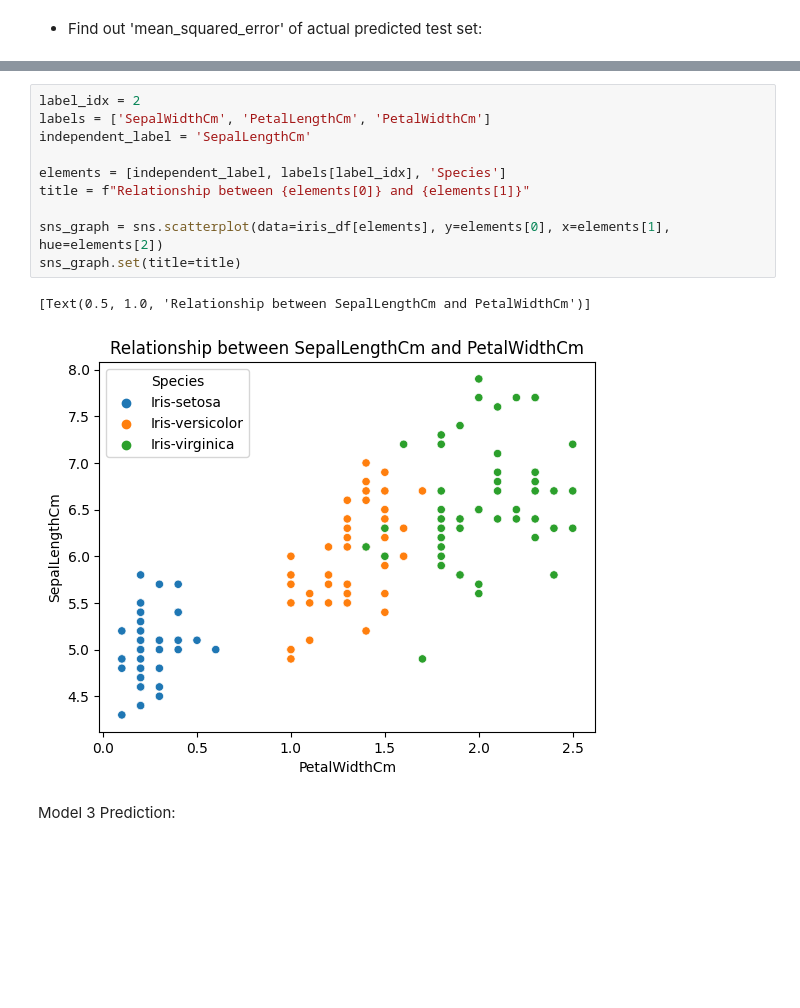
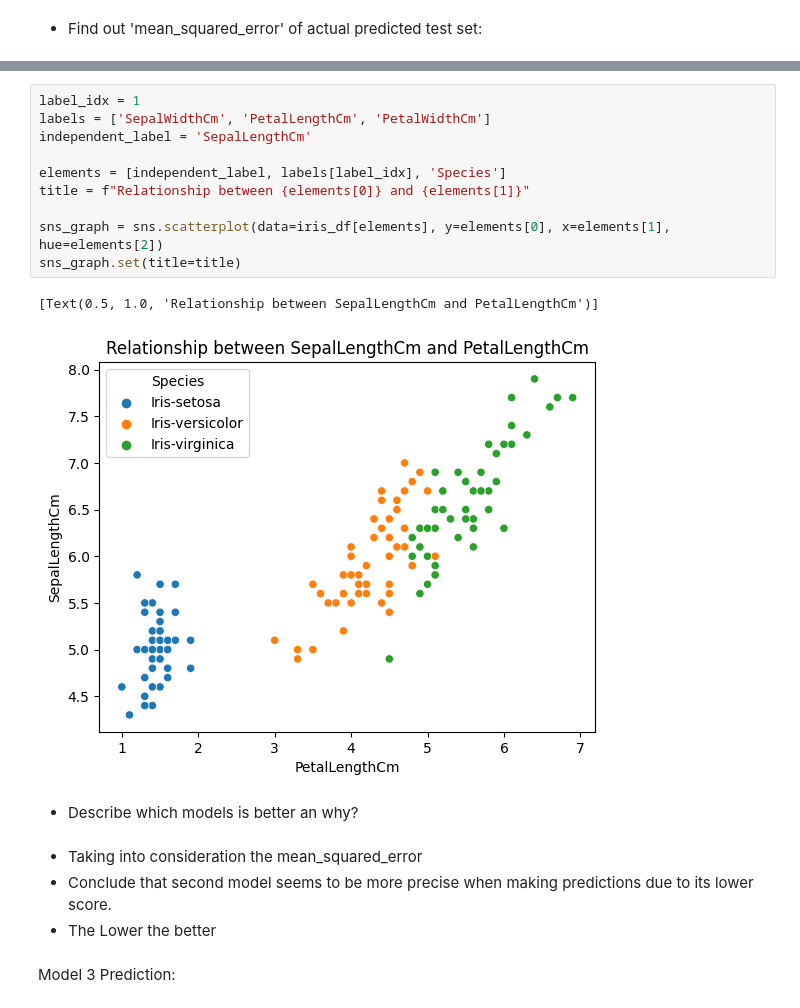
Before and after one commit to JoseRHeras/jump, a Jupyter notebook: project_three/beutifying_the_flowers.ipynb.ipynb, the cells around one changed output, grey strips where cells are left out. Cells and saved outputs as stored; diff of their text form; blank space fills up the shorter version.

```diff
--- a/project_three/beutifying_the_flowers.ipynb.ipynb
+++ b/project_three/beutifying_the_flowers.ipynb.ipynb
@@ -207,16 +205,22 @@ sns.heatmap(data=data, vmax=1, vmin=-1, cmap='coolwarm', annot=True, linewidths=
 # %%
-label_idx = 2
+label_idx = 1
 labels = ['SepalWidthCm', 'PetalLengthCm', 'PetalWidthCm']
 independent_label = 'SepalLengthCm'
 
 elements = [independent_label, labels[label_idx], 'Species']
 title = f"Relationship between {elements[0]} and {elements[1]}"
 
 sns_graph = sns.scatterplot(data=iris_df[elements], y=elements[0], x=elements[1], hue=elements[2])
 sns_graph.set(title=title)
 # %% [output]
-[Text(0.5, 1.0, 'Relationship between SepalLengthCm and PetalWidthCm')]
+[Text(0.5, 1.0, 'Relationship between SepalLengthCm and PetalLengthCm')]
-[figure, old version]
+[figure, new version]
+# %% [markdown]
+- Describe which models is better an why?
+# %% [markdown]
+- Taking into consideration the mean_squared_error
+- Conclude that second model seems to be more precise when making predictions due to its lower score.
+- The Lower the better
 # %% [markdown]
 Model 3 Prediction:
 # %% [markdown]
```
Also changed, not shown: parts of 24 cells of this notebook, 1 other file.
